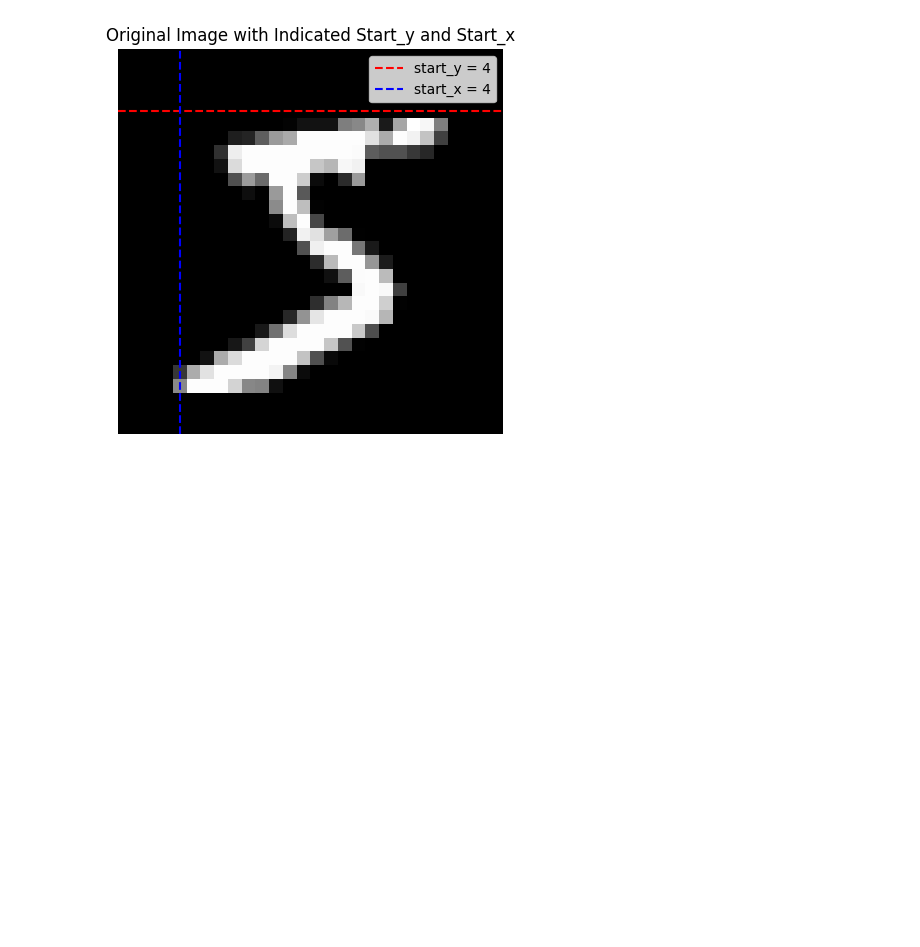
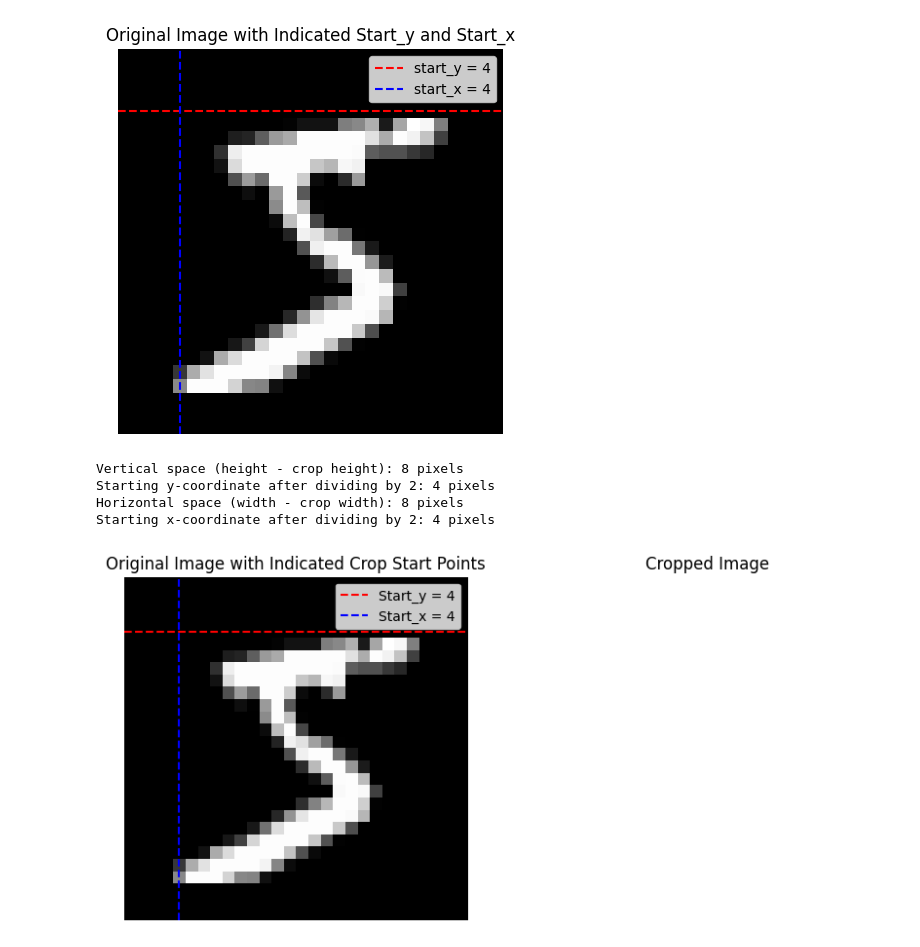
Before and after one commit to Rafaello5555/MRI-SCAN-AUTOMATED-IMAGE-SEGMENTATION, a Jupyter notebook: news.ipynb, the cells around one changed output. Cells and saved outputs as stored; diff of their text form; code cells hidden in the pictures; blank space fills up the shorter version.

```diff
--- a/news.ipynb
+++ b/news.ipynb
@@ -48,3 +48,61 @@ Starting y-coordinate: 4 pixels
 Horizontal space (width - crop width): 8 pixels
 Starting x-coordinate after dividing by 2: 4 pixels
 [figure]
+# %%
+import tensorflow as tf
+import matplotlib.pyplot as plt
+import numpy as np
+
+# Load the MNIST dataset
+(train_images, train_labels), (test_images, test_labels) = tf.keras.datasets.mnist.load_data()
+
+# Get the shape of the first image in the dataset
+first_image = train_images[0]
+height, width = first_image.shape
+
+# Desired cropped dimensions
+crop_height = 20
+crop_width = 20
+
+# Calculate vertical space
+vertical_space = height - crop_height
+print(f"Vertical space (height - crop height): {vertical_space} pixels")
+
+# Calculate starting y-coordinate (vertical starting point)
+start_y = vertical_space // 2
+print(f"Starting y-coordinate after dividing by 2: {start_y} pixels")
+
+# Calculate horizontal space
+horizontal_space = width - crop_width
+print(f"Horizontal space (width - crop width): {horizontal_space} pixels")
+
+# Calculate starting x-coordinate (horizontal starting point)
+start_x = horizontal_space // 2
+print(f"Starting x-coordinate after dividing by 2: {start_x} pixels")
+
+# Crop the image
+cropped_img = first_image[start_y:start_y, start_x:start_x]
+
+# Display the original and cropped images
+plt.figure(figsize=(10, 5))
+
+plt.subplot(1, 2, 1)
+plt.imshow(first_image, cmap='gray')
+plt.axhline(y=start_y, color='red', linestyle='--', label=f'Start_y = {start_y}')
+plt.axvline(x=start_x, color='blue', linestyle='--', label=f'Start_x = {start_x}')
+plt.title("Original Image with Indicated Crop Start Points")
+plt.axis('off')
+plt.legend()
+
+plt.subplot(1, 2, 2)
+plt.imshow(cropped_img, cmap='gray')
+plt.title("Cropped Image")
+plt.axis('off')
+
+plt.show()
+# %% [output]
+Vertical space (height - crop height): 8 pixels
+Starting y-coordinate after dividing by 2: 4 pixels
+Horizontal space (width - crop width): 8 pixels
+Starting x-coordinate after dividing by 2: 4 pixels
+[figure, added]
```
Also changed, not shown: 1 other file.
